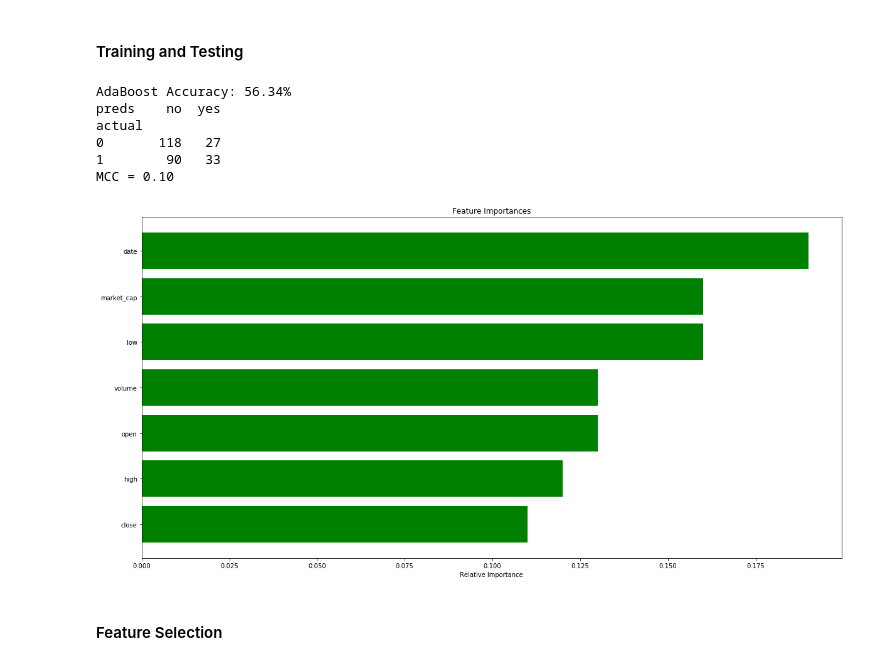
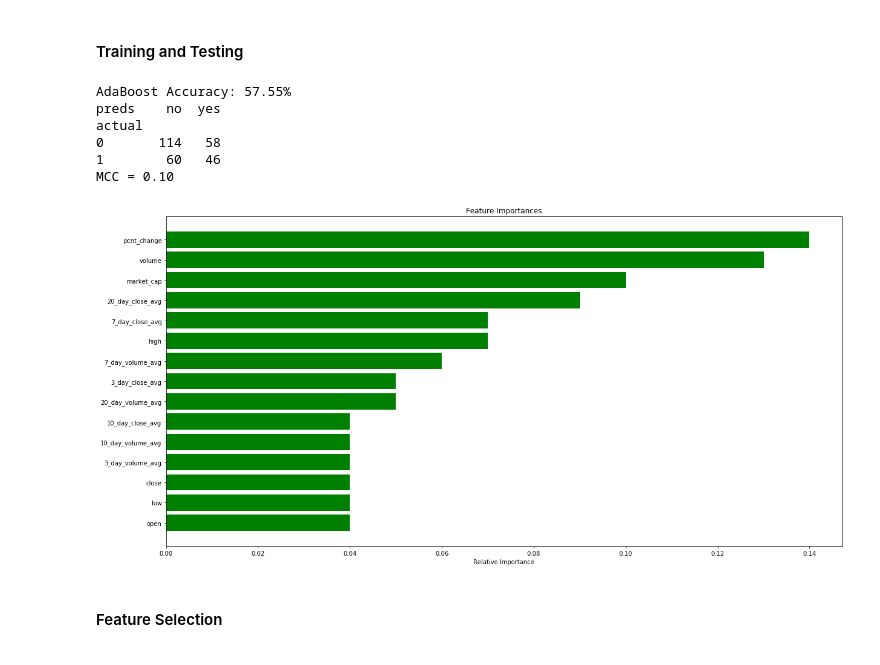
Before and after one commit to thecryptogolddiggers/project, a Jupyter notebook: ripple/feature_selection.ipynb, the cells around one changed output. Saved outputs shown, nothing was run; the diff lists cells and outputs as text; code cells hidden in the pictures.

```diff
--- a/ripple/feature_selection.ipynb
+++ b/ripple/feature_selection.ipynb
@@ -153,7 +153,7 @@ attribute = 'increase_flag'
 split = 0.8
 
 # number of features available
-num_feats = 7
+num_feats = 16
 # %% [markdown]
 #### Training and Testing
 # %%
@@ -169,38 +169,38 @@ df_ada['is_train'] = np.random.uniform(0, 1, len(df_ada)) <= split
 train, test = df_ada[df_ada['is_train']==True], df_ada[df_ada['is_train']==False]
 
 # features (using all)
-features = df_ada.columns[0:num_feats]
+features = df_ada.columns[1:num_feats]
 
 # training and testing
 adaboost = ABC(n_estimators=100).fit(train[features], train[attribute])
 print("AdaBoost Accuracy: %.2f%%" % (adaboost.score(test[features], test[attribute])*100.0))
 
 # table
 print(pd.crosstab(index=test[attribute], columns=outcomes[adaboost.predict(test[features])],
                   rownames=['actual'], colnames=['preds']))
 
 # matthews correction coefficient
 coeff = mcc(test[attribute],adaboost.predict(test[features]))
 print("MCC = %.2f" % coeff)
 
 # plot feature importance
 importances = adaboost.feature_importances_
 indices = np.argsort(importances)
 plt.figure(figsize=(20,10))
 plt.title('Feature Importances')
 plt.barh(range(len(indices)), importances[indices],
          color='g', align='center')
 plt.yticks(range(len(indices)), features[indices])
 plt.xlabel('Relative Importance')
 plt.show()
 # %% [output]
-AdaBoost Accuracy: 56.34%
+AdaBoost Accuracy: 57.55%
 preds    no  yes
 actual
-0       118   27
-1        90   33
+0       114   58
+1        60   46
 MCC = 0.10
-[figure, old version]
+[figure, new version]
 # %% [markdown]
 #### Feature Selection
 # %%
```
Also changed, not shown: parts of 13 cells of this notebook, 1 other file.
